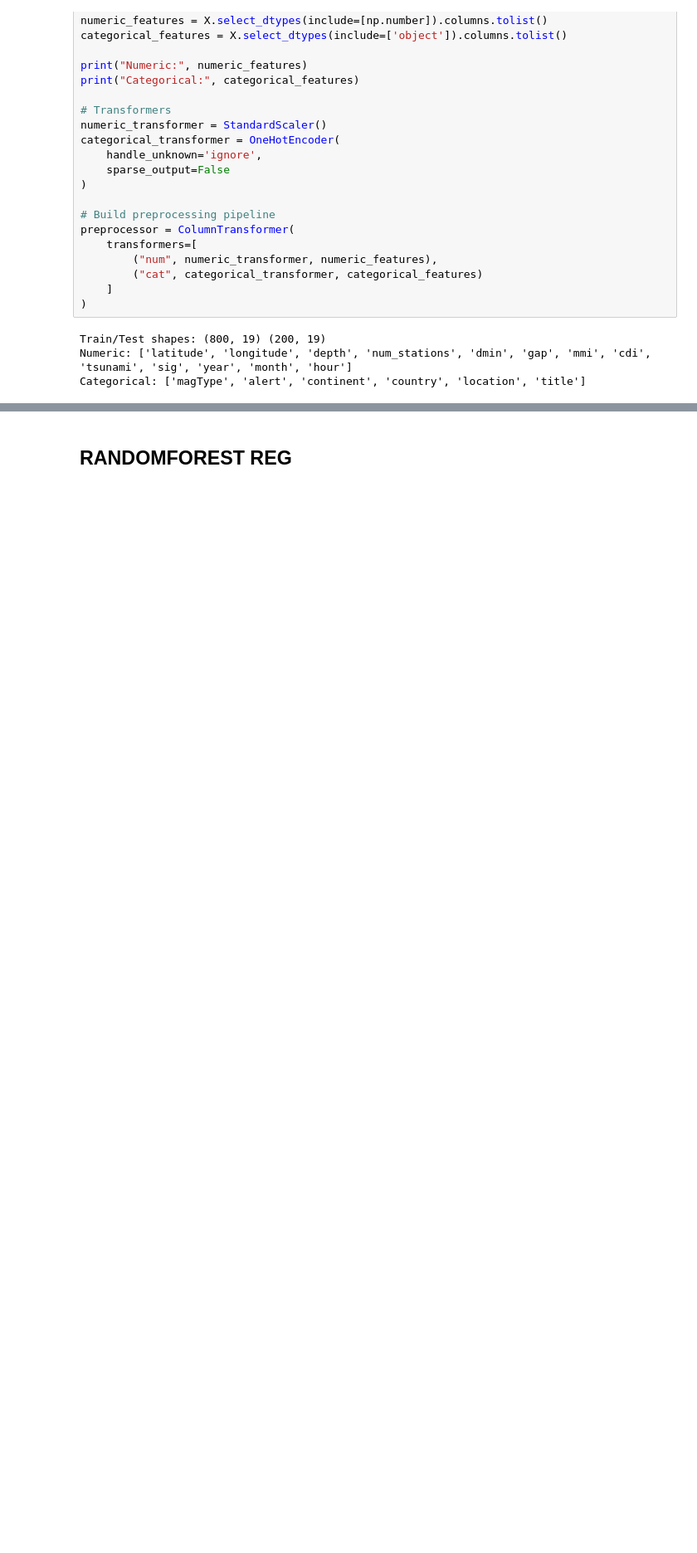
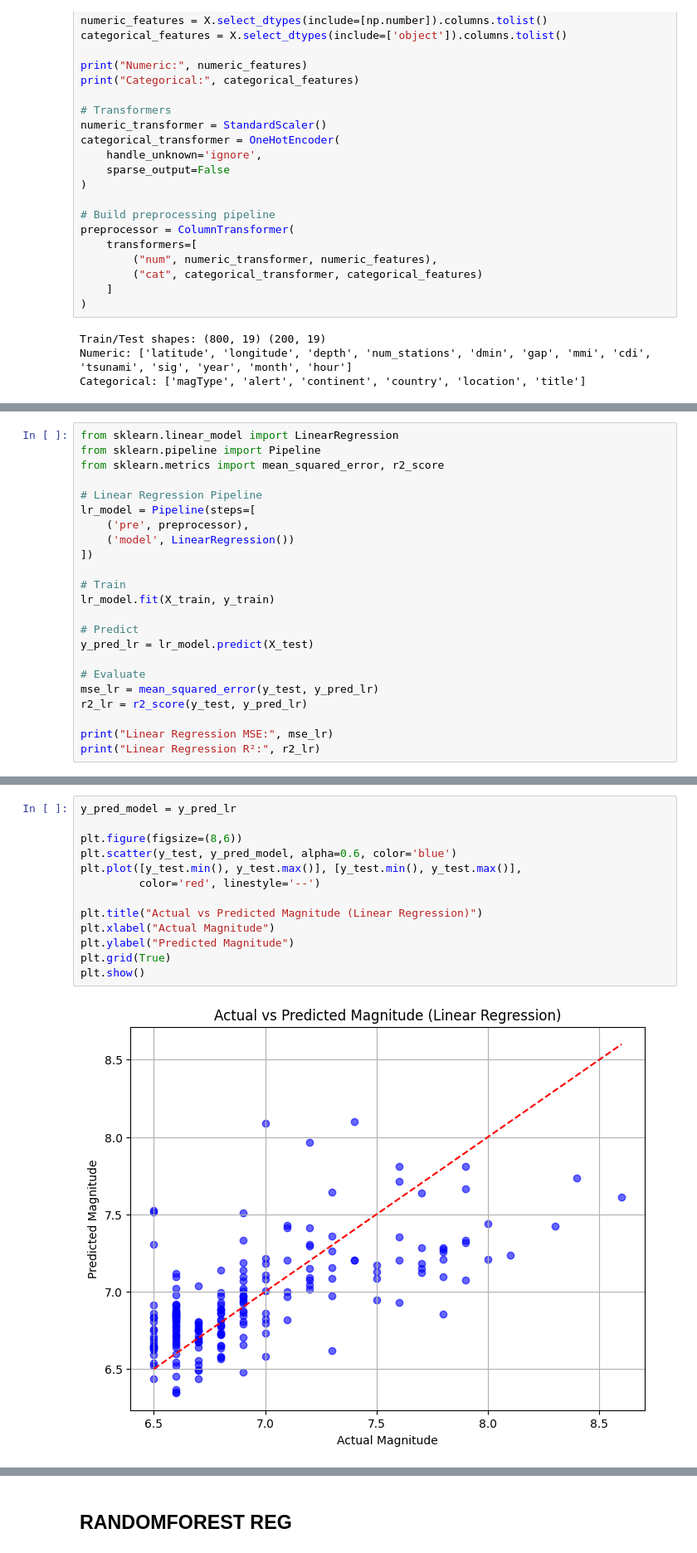
Before and after one commit to Aayush077/ML, a Jupyter notebook: earthquake_predictor.ipynb, the cells around one changed output, grey strips where cells are left out. Shown at 83% size. Drawn from its saved outputs; the diff is of its cells as text; blank space fills up the shorter version.

```diff
--- a/earthquake_predictor.ipynb
+++ b/earthquake_predictor.ipynb
@@ -265,0 +263,23 @@ Categorical: ['magType', 'alert', 'continent', 'country', 'location', 'title']
+# %%
+from sklearn.linear_model import LinearRegression
+from sklearn.pipeline import Pipeline
+from sklearn.metrics import mean_squared_error, r2_score
+
+# Linear Regression Pipeline
+lr_model = Pipeline(steps=[
+    ('pre', preprocessor),
+    ('model', LinearRegression())
+])
+
+# Train
+lr_model.fit(X_train, y_train)
+
+# Predict
+y_pred_lr = lr_model.predict(X_test)
+
+# Evaluate
+mse_lr = mean_squared_error(y_test, y_pred_lr)
+r2_lr = r2_score(y_test, y_pred_lr)
+
+print("Linear Regression MSE:", mse_lr)
+print("Linear Regression R²:", r2_lr)
@@ -265,0 +291,15 @@ Categorical: ['magType', 'alert', 'continent', 'country', 'location', 'title']
+# %%
+y_pred_model = y_pred_lr
+
+plt.figure(figsize=(8,6))
+plt.scatter(y_test, y_pred_model, alpha=0.6, color='blue')
+plt.plot([y_test.min(), y_test.max()], [y_test.min(), y_test.max()],
+         color='red', linestyle='--')
+
+plt.title("Actual vs Predicted Magnitude (Linear Regression)")
+plt.xlabel("Actual Magnitude")
+plt.ylabel("Predicted Magnitude")
+plt.grid(True)
+plt.show()
+# %% [output]
+[figure, added]
```
Also changed, not shown: parts of 22 cells of this notebook.
